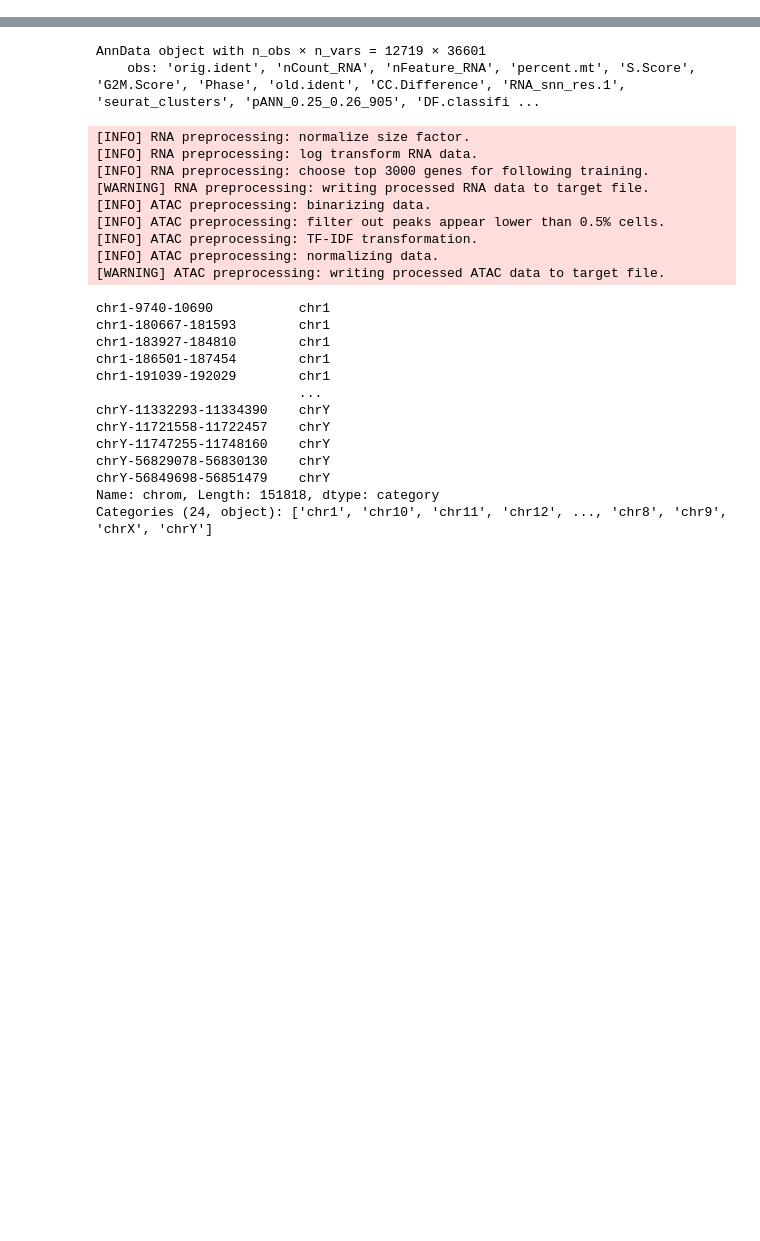
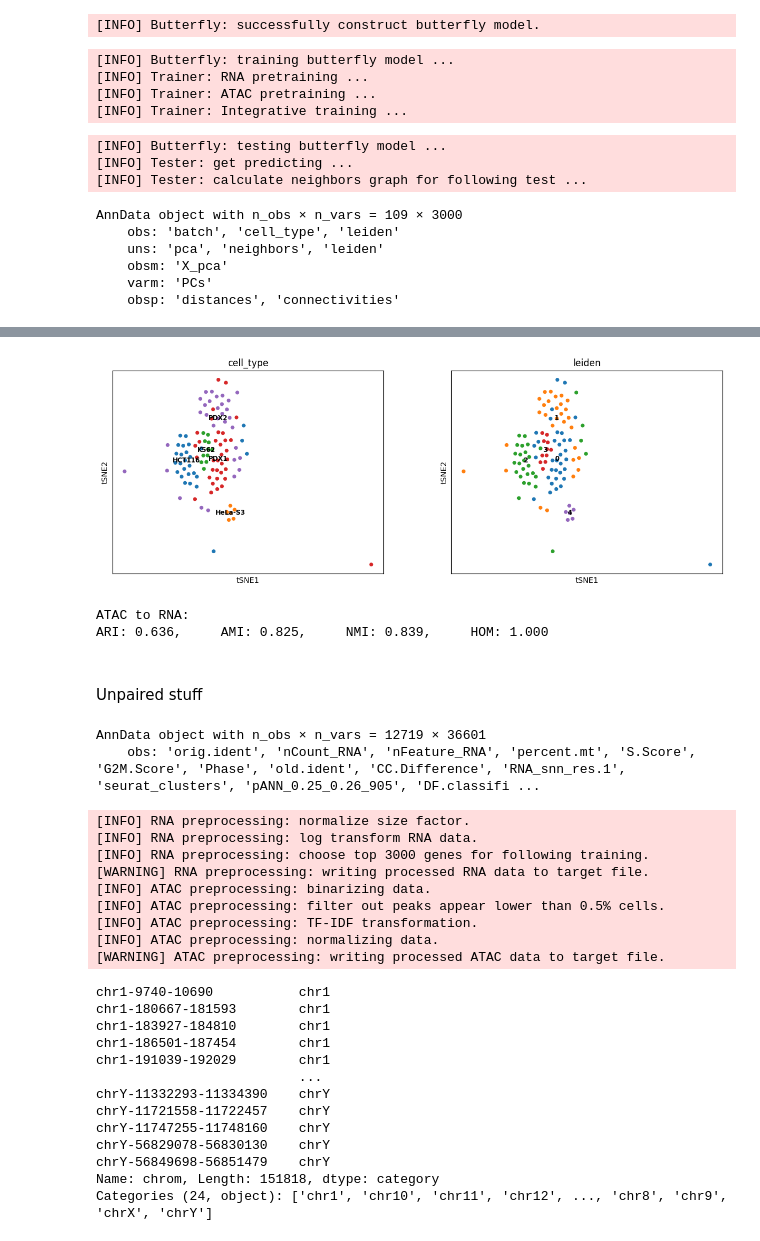
Before and after one commit to preet2706/scButterfly, a Jupyter notebook: scbutterfly/scButterfly_RNA_to_ATAC_unpaired_normal_pre_selina.ipynb, the cells around one changed output, grey strips where cells are left out. Saved outputs shown, nothing was run; the diff lists cells and outputs as text; code cells hidden in the pictures; blank space fills up the shorter version.

Commit message:
ran scButterflyB first time

```diff
--- a/scbutterfly/scButterfly_RNA_to_ATAC_unpaired_normal_pre_selina.ipynb
+++ b/scbutterfly/scButterfly_RNA_to_ATAC_unpaired_normal_pre_selina.ipynb
@@ -38,0 +25,4 @@ AnnData object with n_obs × n_vars = 14650 × 207394
+# %%
+from scButterfly.split_datasets import *
+id_list = five_fold_split_dataset(RNA_data, ATAC_data)
+train_id, validation_id, test_id = id_list[4]
@@ -38,0 +33,2 @@ AnnData object with n_obs × n_vars = 14650 × 207394
+# %%
+butterfly.load_data(RNA_data, ATAC_data, train_id, test_id, validation_id)
@@ -38,0 +80,31 @@ AnnData object with n_obs × n_vars = 14650 × 207394
+# %%
+butterfly.construct_model(chrom_list=chrom_list)
+# %% [output]
+[INFO] Butterfly: successfully construct butterfly model.
+# %%
+butterfly.train_model()
+# %% [output]
+[INFO] Butterfly: training butterfly model ...
+[INFO] Trainer: RNA pretraining ...
+[INFO] Trainer: ATAC pretraining ...
+[INFO] Trainer: Integrative training ...
+# %%
+A2R_predict, R2A_predict = butterfly.test_model()
+# %% [output]
+[INFO] Butterfly: testing butterfly model ...
+[INFO] Tester: get predicting ...
+[INFO] Tester: calculate neighbors graph for following test ...
+# %%
+A2R_predict
+# %% [output]
+AnnData object with n_obs × n_vars = 109 × 3000
+    obs: 'batch', 'cell_type', 'leiden'
+    uns: 'pca', 'neighbors', 'leiden'
+    obsm: 'X_pca'
+    varm: 'PCs'
+    obsp: 'distances', 'connectivities'
+# %%
+sc.tl.tsne(R2A_predict)
+sc.tl.leiden(R2A_predict)
+sc.pl.tsne(R2A_predict, color=['cell_type', 'leiden'], legend_loc='on data', legend_fontsize='small', save='R2A_normal.pdf', size = 100)
+# %% [output]
@@ -39,3 +112,14 @@ AnnData object with n_obs × n_vars = 14650 × 207394
+[figure, added]
+# %%
+from scButterfly.calculate_cluster import calculate_cluster_index
+ARI, AMI, NMI, HOM = calculate_cluster_index(A2R_predict)
+print('ATAC to RNA:\nARI: %.3f, \tAMI: %.3f, \tNMI: %.3f, \tHOM: %.3f' % (ARI, AMI, NMI, HOM))
+# %% [output]
+ATAC to RNA:
+ARI: 0.636,     AMI: 0.825,     NMI: 0.839,     HOM: 1.000
+# %% [markdown]
+###
+Unpaired stuff
 # %%
 import pandas as pd
 RNA_table = pd.read_table("Normal_multiom_adrenal_medula_annot_pseudotime_RNA.csv", delimiter=",")
```
Also changed, not shown: parts of 14 cells of this notebook.
